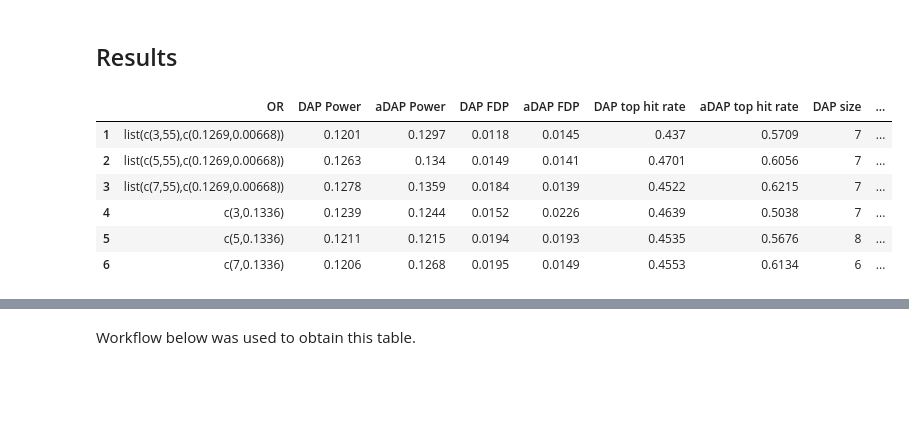
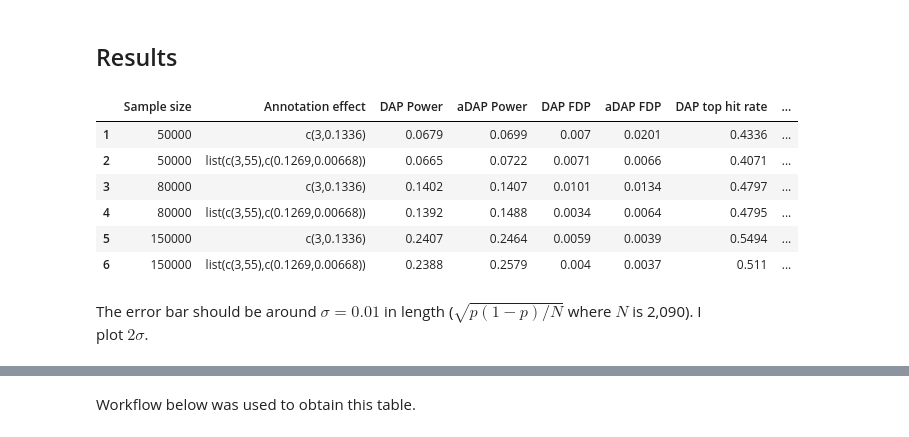
Before and after one commit to gaow/annotation-finemap-dsc, a Jupyter notebook: analysis/report.ipynb, the cells around one changed output, grey strips where cells are left out. Drawn from its saved outputs; the diff is of its cells as text; code cells hidden in the pictures; blank space fills up the shorter version.

```diff
--- a/analysis/report.ipynb
+++ b/analysis/report.ipynb
@@ -5,12 +5,14 @@ Let's skip the formalities and dive directly into the results: power, false disc
 # %% [markdown]
 ## Results
 # %%
-readRDS("~/GIT/github/annotation-finemap-dsc/analysis/xh_grant/0819.summary.rds")
+readRDS("~/GIT/github/annotation-finemap-dsc/analysis/xh_grant/0820.summary.rds")
 # %% [output]
-|  | OR | DAP Power | aDAP Power | DAP FDP | aDAP FDP | DAP top hit rate | aDAP top hit rate | DAP size | ... |
-| 1 | list(c(3,55),c(0.1269,0.00668)) | 0.1201 | 0.1297 | 0.0118 | 0.0145 | 0.437 | 0.5709 | 7 | ... |
-| 2 | list(c(5,55),c(0.1269,0.00668)) | 0.1263 | 0.134 | 0.0149 | 0.0141 | 0.4701 | 0.6056 | 7 | ... |
-| 3 | list(c(7,55),c(0.1269,0.00668)) | 0.1278 | 0.1359 | 0.0184 | 0.0139 | 0.4522 | 0.6215 | 7 | ... |
-| 4 | c(3,0.1336) | 0.1239 | 0.1244 | 0.0152 | 0.0226 | 0.4639 | 0.5038 | 7 | ... |
-| 5 | c(5,0.1336) | 0.1211 | 0.1215 | 0.0194 | 0.0193 | 0.4535 | 0.5676 | 8 | ... |
-| 6 | c(7,0.1336) | 0.1206 | 0.1268 | 0.0195 | 0.0149 | 0.4553 | 0.6134 | 6 | ... |
+|  | Sample size | Annotation effect | DAP Power | aDAP Power | DAP FDP | aDAP FDP | DAP top hit rate | ... |
+| 1 | 50000 | c(3,0.1336) | 0.0679 | 0.0699 | 0.007 | 0.0201 | 0.4336 | ... |
+| 2 | 50000 | list(c(3,55),c(0.1269,0.00668)) | 0.0665 | 0.0722 | 0.0071 | 0.0066 | 0.4071 | ... |
+| 3 | 80000 | c(3,0.1336) | 0.1402 | 0.1407 | 0.0101 | 0.0134 | 0.4797 | ... |
+| 4 | 80000 | list(c(3,55),c(0.1269,0.00668)) | 0.1392 | 0.1488 | 0.0034 | 0.0064 | 0.4795 | ... |
+| 5 | 150000 | c(3,0.1336) | 0.2407 | 0.2464 | 0.0059 | 0.0039 | 0.5494 | ... |
+| 6 | 150000 | list(c(3,55),c(0.1269,0.00668)) | 0.2388 | 0.2579 | 0.004 | 0.0037 | 0.511 | ... |
+# %% [markdown]
+The error bar should be around $\sigma = 0.01$ in length ($\sqrt{p(1-p)/N}$ where $N$ is 2,090). I plot $2\sigma$.
```
Also changed, not shown: parts of 4 cells of this notebook, 1 other file.
